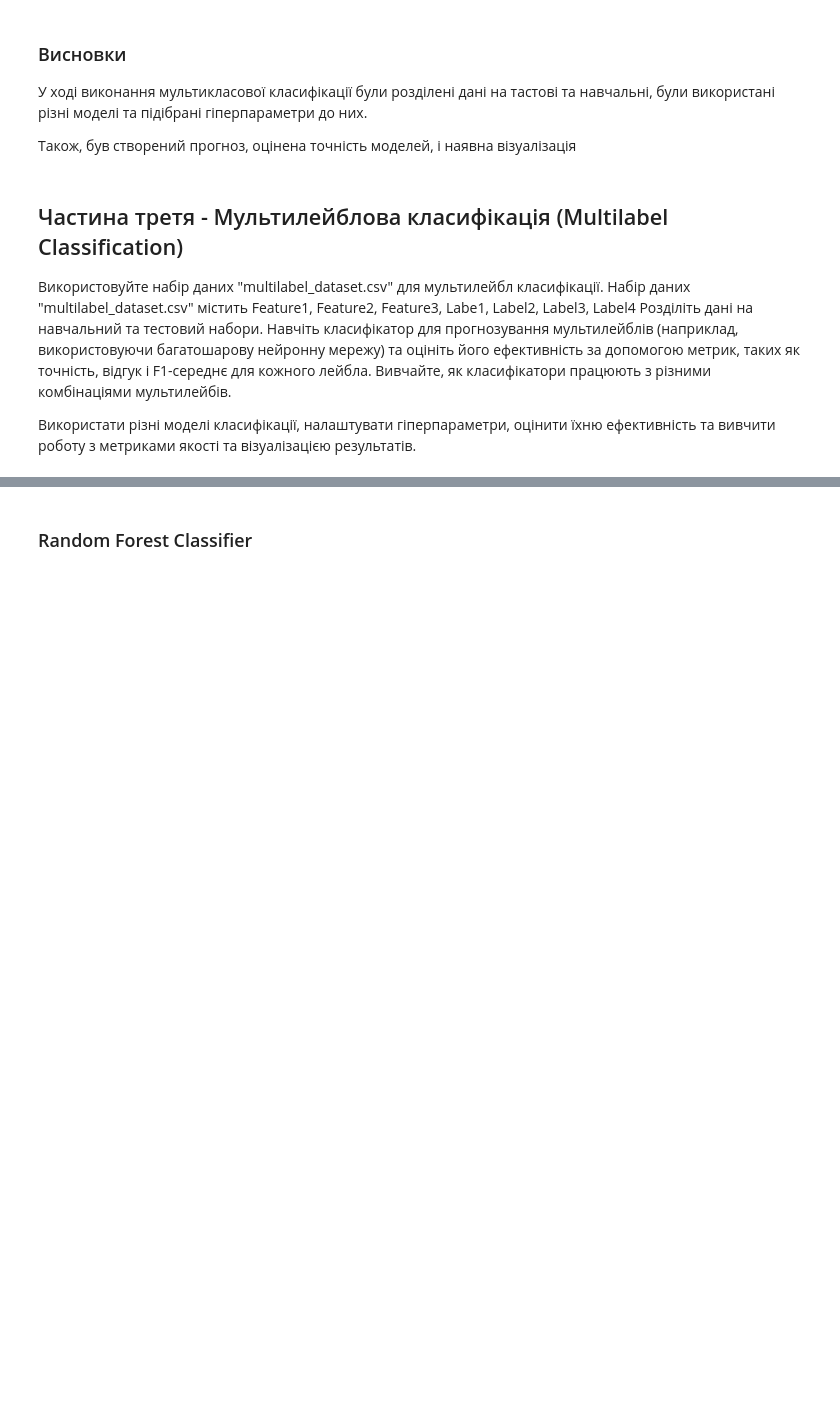
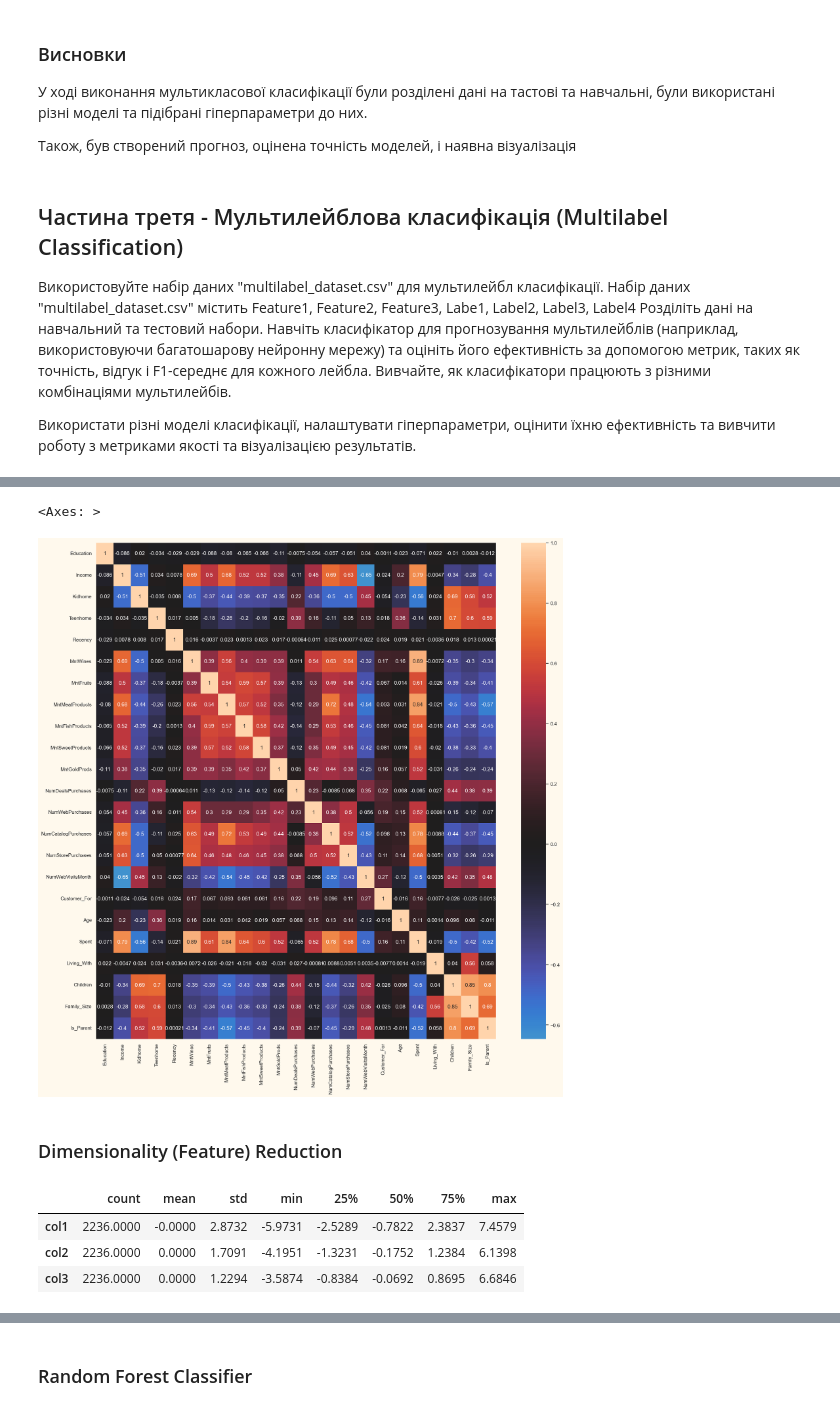
Before and after one commit to AnnaIvn/ml2023, a Jupyter notebook: Labs/Lab3/lab3.ipynb, the cells around one changed output, grey strips where cells are left out. Drawn from its saved outputs; the diff is of its cells as text; code cells hidden in the pictures; blank space fills up the shorter version.

```diff
--- a/Labs/Lab3/lab3.ipynb
+++ b/Labs/Lab3/lab3.ipynb
@@ -685,0 +897,13 @@ data.head()
+# %%
+#Creating a copy of data
+ds = data.copy()
+# creating a subset of dataframe by dropping the features on deals accepted and promotions
+
+cols_del = ['AcceptedCmp3', 'AcceptedCmp4', 'AcceptedCmp5', 'AcceptedCmp1','AcceptedCmp2', 'Complain', 'Response']
+ds = ds.drop(cols_del, axis=1)
+
+#Scaling
+scaler = StandardScaler()
+scaler.fit(ds)
+scaled_ds = pd.DataFrame(scaler.transform(ds),columns= ds.columns )
+print("All features are now scaled")
@@ -685,0 +938,21 @@ data.head()
+# %%
+#correlation matrix
+corrmat= scaled_ds.corr()
+plt.figure(figsize=(20,20))
+sns.heatmap(corrmat,annot=True, center=0)
+# %% [output]
+<Axes: >
+[figure, added]
+# %% [markdown]
+### Dimensionality (Feature) Reduction
+# %%
+#Initiating PCA to reduce dimentions aka features to 3
+pca = PCA(n_components=3)
+pca.fit(scaled_ds)
+PCA_ds = pd.DataFrame(pca.transform(scaled_ds), columns=(["col1","col2", "col3"]))
+PCA_ds.describe().T
+# %% [output]
+|  | count | mean | std | min | 25% | 50% | 75% | max |
+| col1 | 2236.0000 | -0.0000 | 2.8732 | -5.9731 | -2.5289 | -0.7822 | 2.3837 | 7.4579 |
+| col2 | 2236.0000 | 0.0000 | 1.7091 | -4.1951 | -1.3231 | -0.1752 | 1.2384 | 6.1398 |
+| col3 | 2236.0000 | 0.0000 | 1.2294 | -3.5874 | -0.8384 | -0.0692 | 0.8695 | 6.6846 |
```
Also changed, not shown: parts of 78 cells of this notebook.
